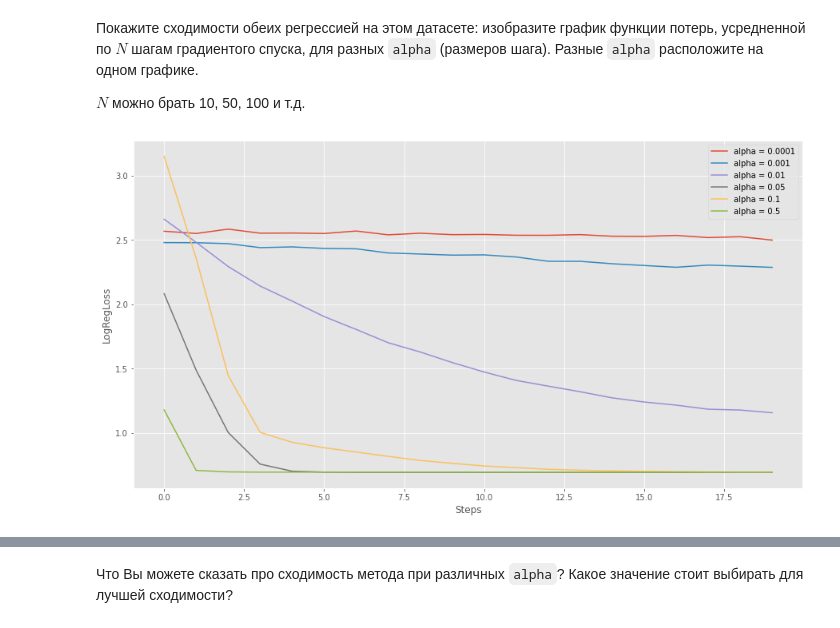
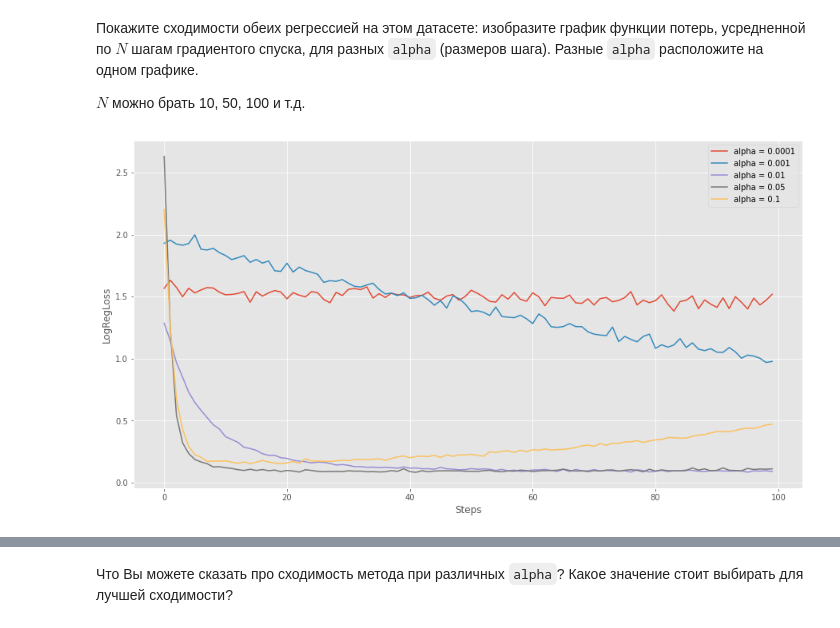
Before and after one commit to bulatral42/msu_ml_autumn_2020, a Jupyter notebook: valiahmetov_hw2.ipynb, the cells around one changed output, grey strips where cells are left out. Saved outputs shown, nothing was run; the diff lists cells and outputs as text; code cells hidden in the pictures.

```diff
--- a/valiahmetov_hw2.ipynb
+++ b/valiahmetov_hw2.ipynb
@@ -324,7 +333,9 @@ def batch_generator(X, y, shuffle=True, batch_size=1):
 
     if shuffle:
         gen = np.random.default_rng()
+        X = np.concatenate((X, np.reshape(y, (-1, 1))), axis=1)
         gen.shuffle(X, axis=0)
+        X, y = X[:, :-1], X[:, -1]
     X_batch = X[0:batch_size]
     y_batch = y[0:batch_size]
     for i in range(cnt):
@@ -508,11 +549,7 @@ def plot_decision_boundary(clf, color='black'):
 # %%
 # %%pycodestyle
 
-my_clf_lin = MySGDClassifier(batch_generator, alpha=0.01, max_epoch=50,
-                             C=500, model_type='lin_reg', batch_size=5)
+my_clf_lin = MySGDClassifier(batch_generator, alpha=0.01, max_epoch=10,
+                             C=20, model_type='lin_reg', batch_size=1, scaler=None)
 my_clf_lin.fit(X, y)
-
-my_clf_log = MySGDClassifier(batch_generator, alpha=0.05, max_epoch=10,
-                             C=200, model_type='log_reg', batch_size=150)
-my_clf_log.fit(X, y)
 # %% [output]
@@ -543,0 +559,4 @@ plt.scatter(X[:, 0], X[:, 1], c=y)
+# %%
+my_clf_log = MySGDClassifier(batch_generator, alpha=0.01, max_epoch=10,
+                             C=50, model_type='log_reg', batch_size=1, scaler=None)
+my_clf_log.fit(X, y)
@@ -558,24 +597,24 @@ $N$ можно брать 10, 50, 100 и т.д.
 # %%
 # %%pycodestyle
 
 plt.figure(figsize=(15, 8))
-aplha_arr = [0.0001, 0.001, 0.01, 0.05, 0.1, 0.5]
-N = 100
+aplha_arr = [0.0001, 0.001, 0.01, 0.05, 0.1]
+N = 50
 for alpha in aplha_arr:
-    my_clf_log = MySGDClassifier(batch_generator, alpha=alpha, max_epoch=10,
-                                 C=100, batch_size=500, model_type='log_reg')
+    my_clf_log = MySGDClassifier(batch_generator, alpha=alpha, max_epoch=5,
+                                 C=1000, batch_size=100, model_type='log_reg')
     my_clf_log.fit(X, y)
     steps = len(my_clf_log.errors_log['loss']) // N
     losses = []
     for i in range(steps):
         losses.append(np.sum(my_clf_log.errors_log['loss'][i * N : (i + 1) * N]) / N)
     plt.plot(np.arange(len(losses)), losses, label='alpha = {}'.format(alpha))
 plt.xlabel('Steps')
 plt.ylabel('LogRegLoss')
 plt.legend()
 plt.show()
 # %% [output]
-[figure, old version]
+[figure, new version]
 # %%
 # %%pycodestyle
 
```
Also changed, not shown: parts of 20 cells of this notebook.
